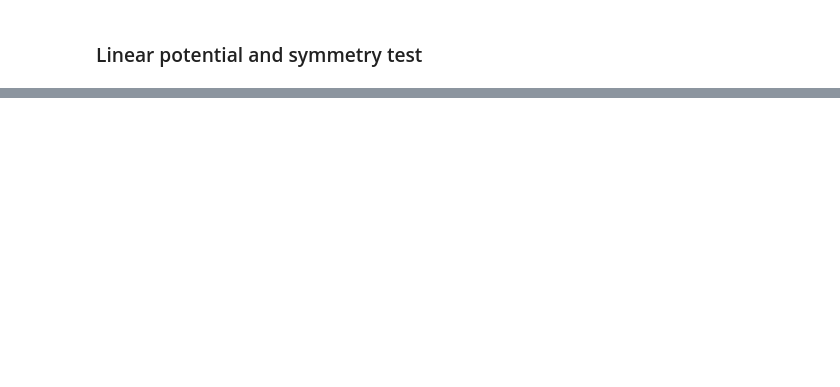
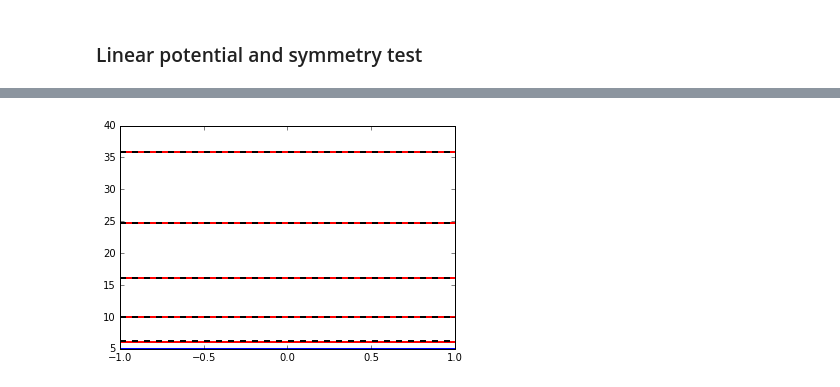
Before and after one commit to dhudsmith/qmnnet, a Jupyter notebook: src/potential_generator_uniform.ipynb, the cells around one changed output, grey strips where cells are left out. Saved outputs shown, nothing was run; the diff lists cells and outputs as text; code cells hidden in the pictures; blank space fills up the shorter version.

Commit message:
added another test case

```diff
--- a/src/potential_generator_uniform.ipynb
+++ b/src/potential_generator_uniform.ipynb
@@ -418,0 +511,17 @@ for i in range(numeigs):
+# %%
+shift = 5
+V_square = shift + np.asarray([np.zeros(n_x)])
+
+
+# eigenvalue prediction
+y_square_pred = model.predict(V_square)[0]
+y_square_test = (shift+E0ns[0:n_eig] - eig_mu[0:n_eig])/eig_std[0:n_eig]
+err_square = np.sqrt((y_square_pred - y_square_test)**2)
+print("Prediction error for each eigenvalue as ratio of std. dev.: \n", err_square)
+print("Uniform average of prediction errors:\n %0.3f" % np.mean(err_square))
+
+# Relative error
+eig_square_pred = y_square_pred*eig_std[0:n_eig]+eig_mu[0:n_eig]
+eig_square_test = y_square_test*eig_std[0:n_eig]+eig_mu[0:n_eig]
+rel_err = np.abs((eig_square_pred - eig_square_test)/eig_square_test)
+print("Prediction error for each eigenvalue as ratio of true value (rel. err.):\n", rel_err)
@@ -418,0 +538,8 @@ for i in range(numeigs):
+# %%
+plt.clf()
+plt.plot(x_vec, V_square[0], 'b-', lw=2)
+for i in range(numeigs):
+    plt.axhline(eig_square_pred[i], lw=2, ls='solid', color='r')
+    plt.axhline(eig_square_test[i], lw=2, ls='dashed', color='k')
+# %% [output]
+[figure, added]
```
Also changed, not shown: parts of 21 cells of this notebook.
